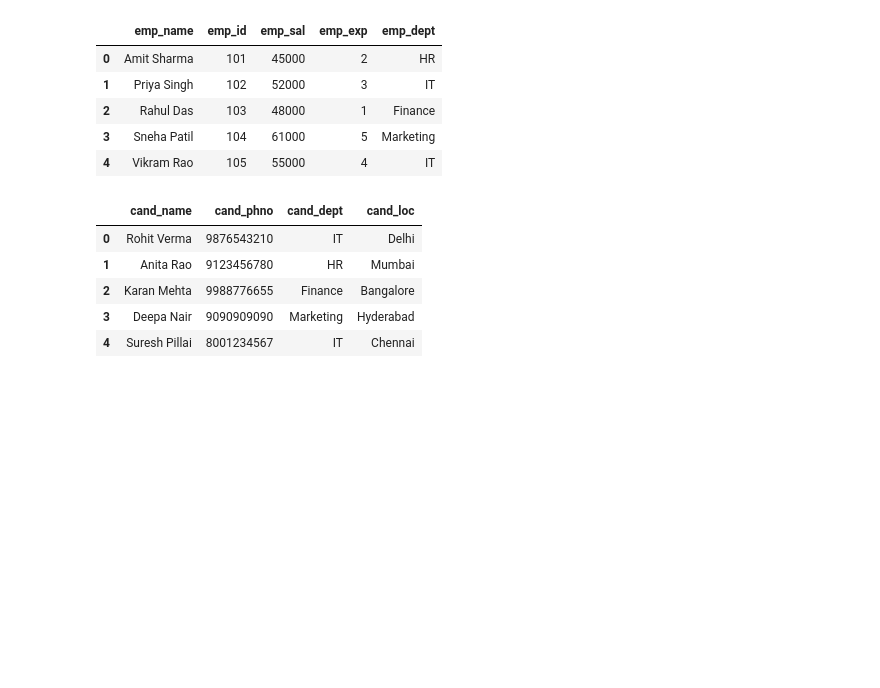
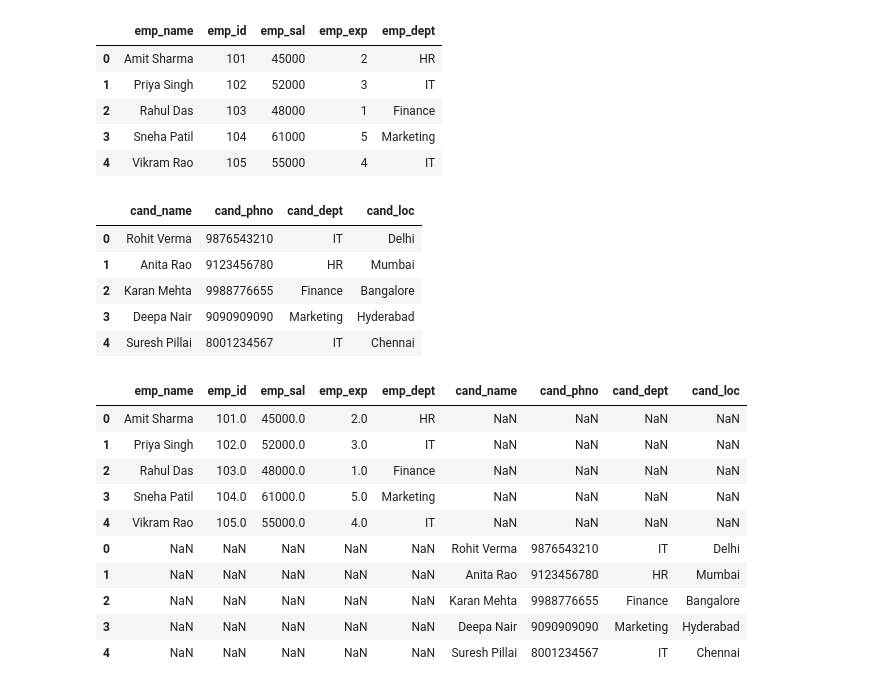
Before and after one commit to Yaminikanta/Python_Libraries, a Jupyter notebook: 02-Pandas/class_pandas.ipynb, the cells around one changed output. Saved outputs shown, nothing was run; the diff lists cells and outputs as text; code cells hidden in the pictures; blank space fills up the shorter version.

```diff
--- a/02-Pandas/class_pandas.ipynb
+++ b/02-Pandas/class_pandas.ipynb
@@ -1522,3 +1522,18 @@ df2
 | 2 | Karan Mehta | 9988776655 | Finance | Bangalore |
 | 3 | Deepa Nair | 9090909090 | Marketing | Hyderabad |
 | 4 | Suresh Pillai | 8001234567 | IT | Chennai |
+# %%
+# its vertical merging
+pd.concat([df1,df2])
+# %% [output]
+|  | emp_name | emp_id | emp_sal | emp_exp | emp_dept | cand_name | cand_phno | cand_dept | cand_loc |
+| 0 | Amit Sharma | 101.0 | 45000.0 | 2.0 | HR | NaN | NaN | NaN | NaN |
+| 1 | Priya Singh | 102.0 | 52000.0 | 3.0 | IT | NaN | NaN | NaN | NaN |
+| 2 | Rahul Das | 103.0 | 48000.0 | 1.0 | Finance | NaN | NaN | NaN | NaN |
+| 3 | Sneha Patil | 104.0 | 61000.0 | 5.0 | Marketing | NaN | NaN | NaN | NaN |
+| 4 | Vikram Rao | 105.0 | 55000.0 | 4.0 | IT | NaN | NaN | NaN | NaN |
+| 0 | NaN | NaN | NaN | NaN | NaN | Rohit Verma | 9876543210 | IT | Delhi |
+| 1 | NaN | NaN | NaN | NaN | NaN | Anita Rao | 9123456780 | HR | Mumbai |
+| 2 | NaN | NaN | NaN | NaN | NaN | Karan Mehta | 9988776655 | Finance | Bangalore |
+| 3 | NaN | NaN | NaN | NaN | NaN | Deepa Nair | 9090909090 | Marketing | Hyderabad |
+| 4 | NaN | NaN | NaN | NaN | NaN | Suresh Pillai | 8001234567 | IT | Chennai |
```
